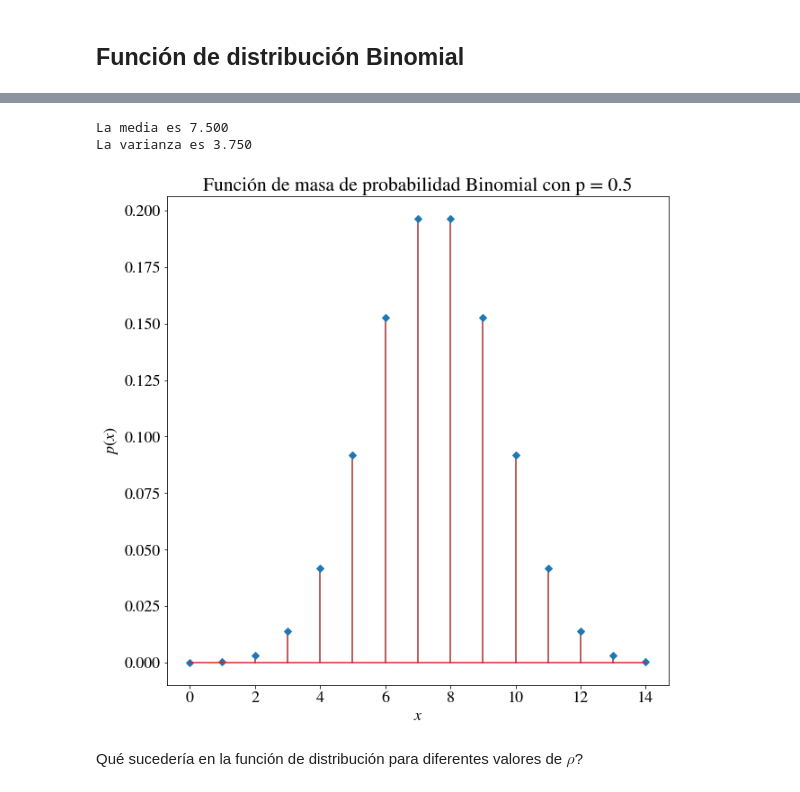
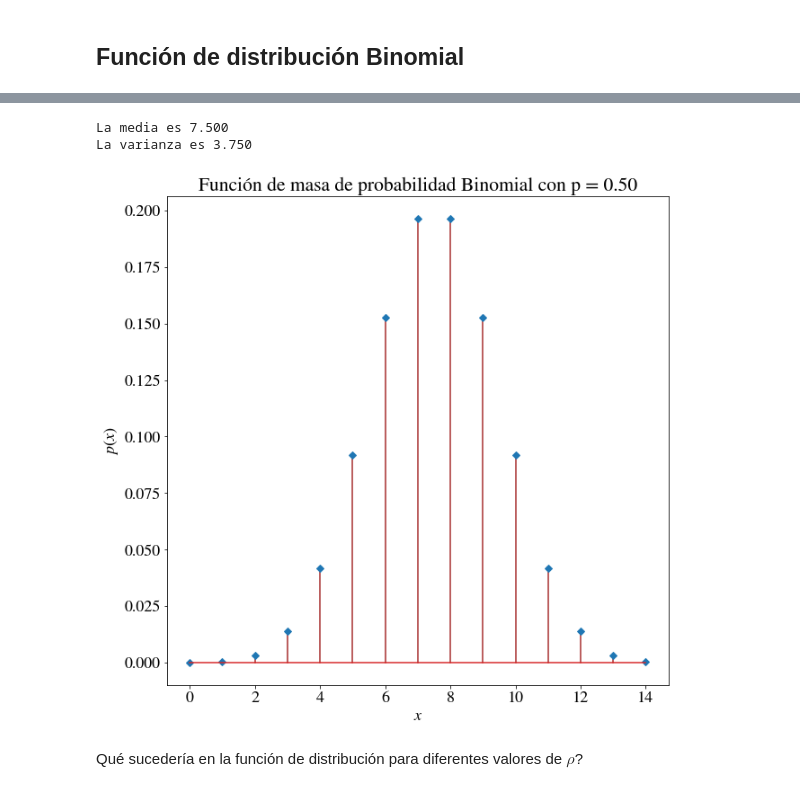
Before and after one commit to UDEA-Esp-Analitica-y-Ciencia-de-Datos/EACD-02-ESTADISTICA, a Jupyter notebook: 01_INTRODUCCION_VARIABLES_ALEATORIAS_Y_MOMENTOS.ipynb, the cells around one changed output, grey strips where cells are left out. Drawn from its saved outputs; the diff is of its cells as text; code cells hidden in the pictures.

```diff
--- a/01_INTRODUCCION_VARIABLES_ALEATORIAS_Y_MOMENTOS.ipynb
+++ b/01_INTRODUCCION_VARIABLES_ALEATORIAS_Y_MOMENTOS.ipynb
@@ -1325,30 +1317,30 @@ Veamos un ejemplo práctio de esta función.
 # %%
 from scipy.stats import binom
 import numpy as np
 import matplotlib
 from matplotlib import pyplot
 
 matplotlib.rcParams.update({'font.size': 18, 'font.family': 'STIXGeneral', 'mathtext.fontset': 'stix'})
 
 p, n = 0.5, 15
 BIN = binom(n, p)
 x = np.arange(15)
 P = BIN.pmf(x)
 media, varianza, _, _ = binom.stats(n, p, moments='mvsk')
 
 print("La media es {:.3f}".format(media))
 print("La varianza es {:.3f}".format(varianza))
 
 pyplot.figure(figsize=(10,10))
 pyplot.stem(x, P, linefmt='brown', markerfmt='D')
 pyplot.xlabel('$x$')
 pyplot.ylabel('$p(x)$')
-pyplot.title('Función de masa de probabilidad Binomial con p = {:.1f}'.format(p))
+pyplot.title('Función de masa de probabilidad Binomial con p = {:.2f}'.format(p))
 pyplot.show()
 # %% [output]
 La media es 7.500
 La varianza es 3.750
-[figure, old version]
+[figure, new version]
 # %% [markdown]
 Qué sucedería en la función de distribución para diferentes valores de $\rho$?
 # %%
```
Also changed, not shown: parts of 14 cells of this notebook.
